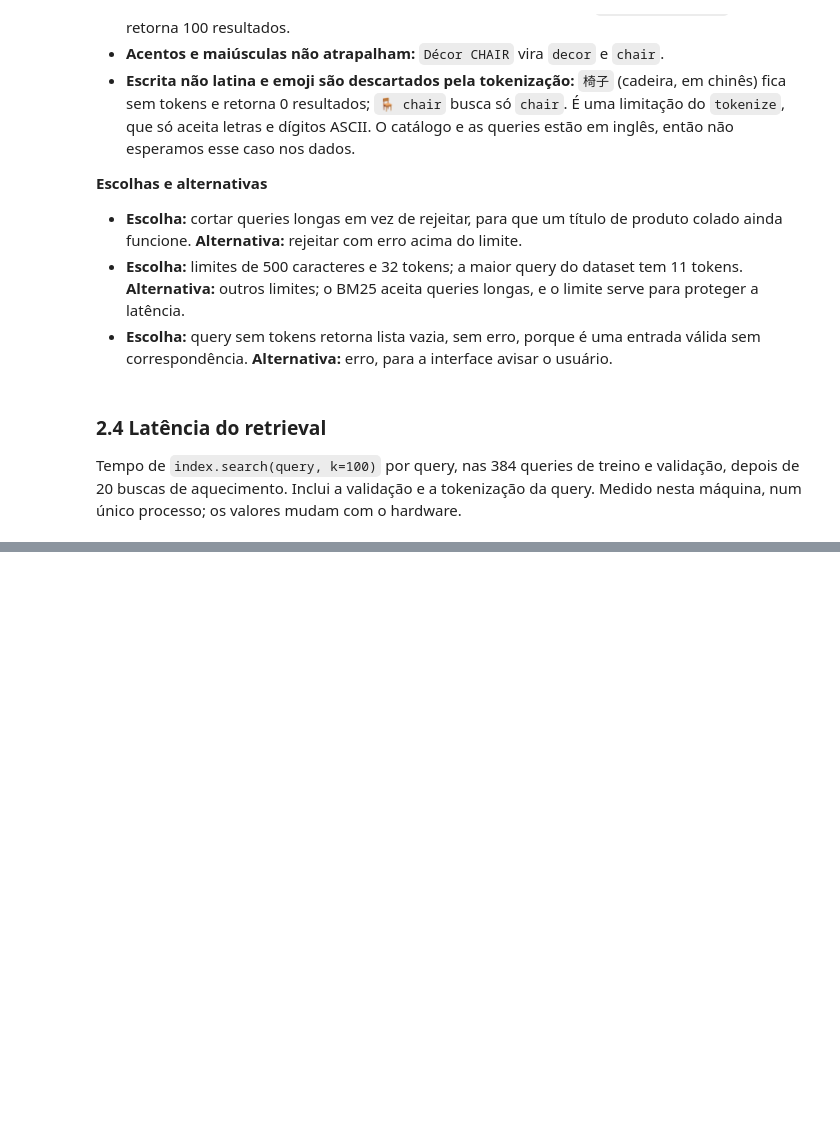
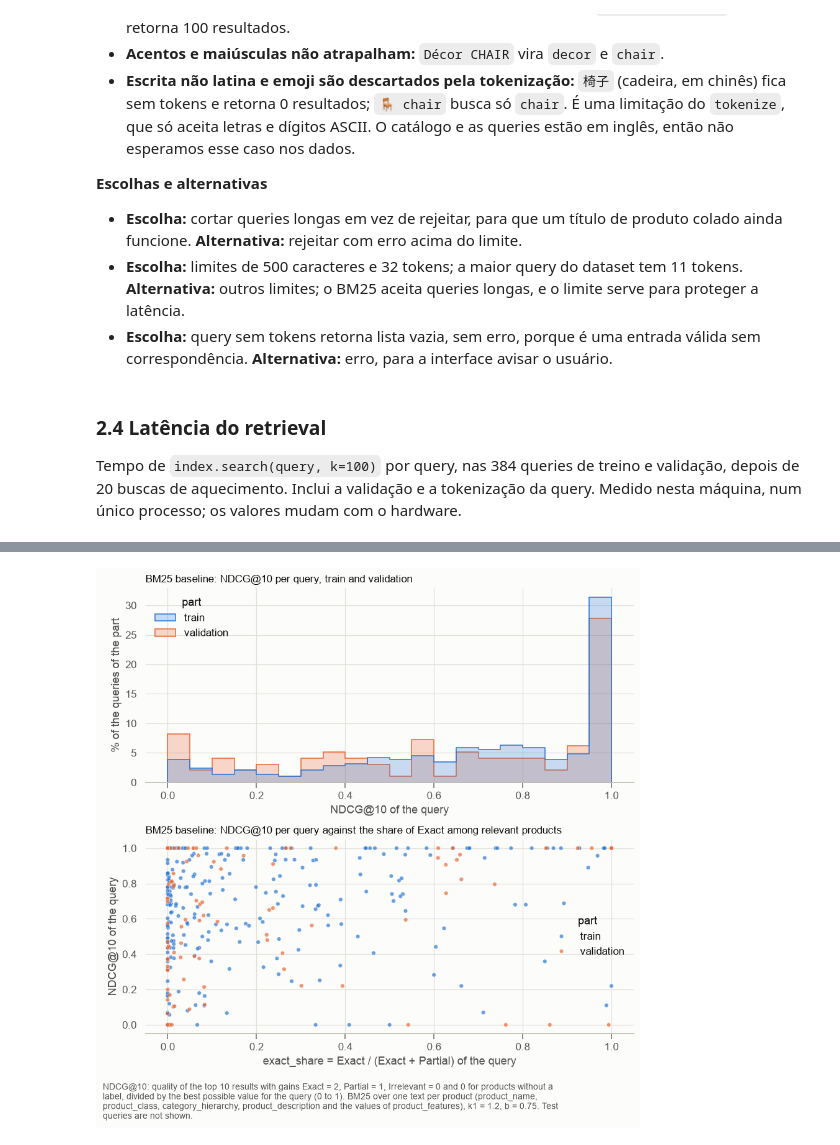
Before and after one commit to lubepe/ml_challenge, a Jupyter notebook: notebooks/02_bm25.ipynb, the cells around one changed output, grey strips where cells are left out. Drawn from its saved outputs; the diff is of its cells as text; code cells hidden in the pictures; blank space fills up the shorter version.

```diff
--- a/notebooks/02_bm25.ipynb
+++ b/notebooks/02_bm25.ipynb
@@ -453,0 +546,19 @@ macOS-15.7.4-x86_64-i386-64bit-Mach-O | i386
+# %%
+from wands_search import plots, profiling, split as split_module
+import matplotlib.pyplot as plt
+import seaborn as sns
+
+plots.apply_style()
+
+profile = profiling.query_label_profile(labels)
+profile["exact_share"] = split_module.exact_share(profile)
+profile["irrelevant_fraction"] = profile["Irrelevant"] / profile["n_judged"]
+
+dev = pd.concat([table.assign(part=part) for part, table in per_query.items()]).join(profile)
+describers = ["exact_share", "n_judged", "irrelevant_fraction"]
+correlations = pd.DataFrame({
+    part: [group["ndcg@10"].rank().corr(group[column].rank()) for column in describers]
+    for part, group in [("train + validation", dev), *dev.groupby("part")]
+}, index=describers)
+display(correlations.round(3))
+display(dev.groupby("part")[describers].median().round(3))
@@ -453,0 +574,25 @@ macOS-15.7.4-x86_64-i386-64bit-Mach-O | i386
+# %%
+fig, axes = plt.subplots(2, 1, figsize=(8, 7.5))
+
+sns.histplot(data=dev, x="ndcg@10", hue="part", bins=20, binrange=(0, 1), stat="percent",
+             common_norm=False, element="step", palette=[plots.SERIES_1, plots.SERIES_2], ax=axes[0])
+axes[0].set_title("BM25 baseline: NDCG@10 per query, train and validation")
+axes[0].set_xlabel("NDCG@10 of the query")
+axes[0].set_ylabel("% of the queries of the part")
+
+sns.scatterplot(data=dev, x="exact_share", y="ndcg@10", hue="part", palette=[plots.SERIES_1, plots.SERIES_2],
+                s=18, alpha=0.7, ax=axes[1])
+axes[1].set_title("BM25 baseline: NDCG@10 per query against the share of Exact among relevant products")
+axes[1].set_xlabel("exact_share = Exact / (Exact + Partial) of the query")
+axes[1].set_ylabel("NDCG@10 of the query")
+
+fig.tight_layout()
+plots.add_caption(fig, (
+    "NDCG@10: quality of the top 10 results with gains Exact = 2, Partial = 1, Irrelevant = 0 and 0 for "
+    "products without a label, divided by the best possible value for the query (0 to 1). "
+    "BM25 over one text per product (product_name, product_class, category_hierarchy, product_description "
+    "and the values of product_features), k1 = 1.2, b = 0.75. Test queries are not shown."
+))
+plt.show()
+# %% [output]
+[figure, added]
```
Also changed, not shown: parts of 17 cells of this notebook, 7 other files.
